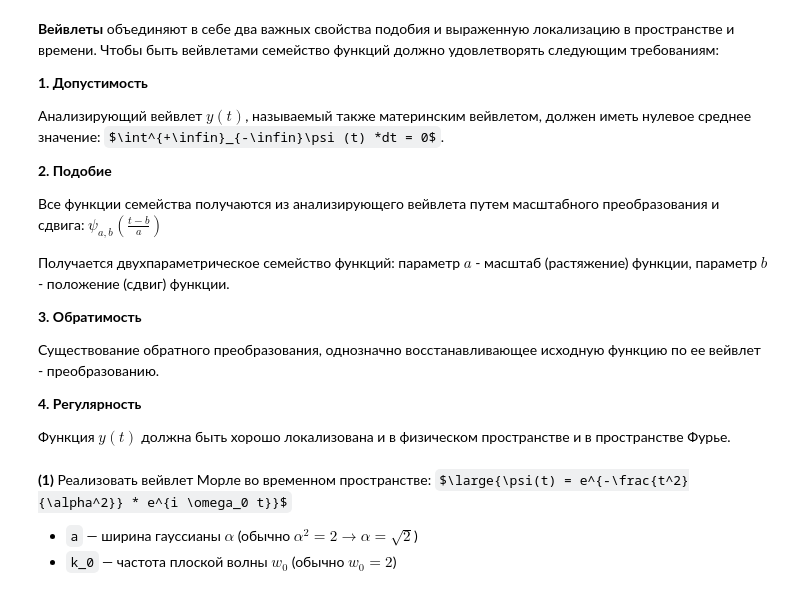
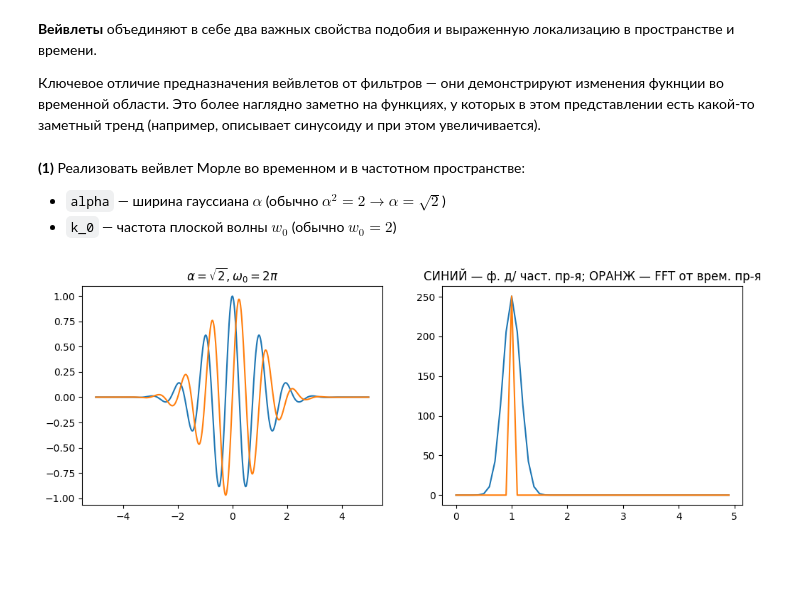
Before and after one commit to bakafox/digsigproc, a Jupyter notebook: Lab5/wavelets.ipynb, the cells around one changed output. Cells and saved outputs as stored; diff of their text form; code cells hidden in the pictures; some formulas as TeX source; blank space fills up the shorter version.

```diff
--- a/Lab5/wavelets.ipynb
+++ b/Lab5/wavelets.ipynb
@@ -1,7 +1,8 @@
 # %% [markdown]
 **Вейвлеты** объединяют в себе два важных свойства подобия и
 выраженную локализацию в пространстве и времени.
-Чтобы быть вейвлетами семейство функций должно
+
+<!-- Чтобы быть вейвлетами семейство функций должно
 удовлетворять следующим требованиям:
 
 **1. Допустимость**
@@ -29,12 +30,16 @@
 
 Функция $y(t)$ должна быть хорошо
 локализована и в физическом пространстве и в пространстве Фурье.
+
+--- -->
+
+Ключевое отличие предназначения вейвлетов от фильтров — они демонстрируют изменения фукнции во временной области. Это более наглядно заметно на функциях, у которых в этом представлении есть какой-то заметный тренд (например, описывает синусоиду и при этом увеличивается).
 # %%
 import numpy as np
 import matplotlib.pyplot as plt
 # %% [markdown]
-**(1)** Реализовать вейвлет Морле во временном пространстве: $\large{\psi(t) = e^{-\frac{t^2}{\alpha^2}} * e^{i \omega_0 t}}$
+**(1)** Реализовать вейвлет Морле во временном <!-- пространстве: $\large{\psi(t) = e^{-\frac{t^2}{\alpha^2}} * e^{i \omega_0 t}}$ И --> и в частотном пространстве: <!-- $\large{\hat{\psi}(\omega) = \alpha * \sqrt{\pi} * e^{-\alpha^2 * \frac{(\omega - \omega_0)^2}{4}}}$ -->
 
-- `a` — ширина гауссианы $\alpha$ (обычно $\alpha^2 = 2 \to \alpha = \sqrt{2}$)
+- `alpha` — ширина гауссиана $\alpha$ (обычно $\alpha^2 = 2 \to \alpha = \sqrt{2}$)
 - `k_0` — частота плоской волны $w_0$ (обычно $w_0 = 2$)
 # %%
@@ -44 +49,31 @@ def morlet4time(t, a, k_0):
+# %%
+def morlet4freq(w, alpha, k_0):
+    # return alpha * np.sqrt(np.pi) * (np.exp(-alpha**2 * (k_0 - w)**2) / 4 - np.exp(-a**2 * (k_0 + w)**2) / 4) # <-- Из лекции
+    return alpha * np.sqrt(np.pi) * np.exp(-(alpha**2 * ((k_0 - w)**2) / 4)) # <-- Из лабораторной, более частный случай
+# %%
+time = np.arange(-5, 5, 0.01)
+freq = np.fft.fftfreq(len(time), 0.01)
+
+
+plt.figure(figsize=(12, 4))
+
+plt.subplot(1, 2, 1)
+plt.title('$\\alpha = \sqrt{2}, \omega_0 = 2\pi$')
+plt.plot(time, np.real([morlet4time(t, np.sqrt(2), 2*np.pi) for t in time]))
+plt.plot(time, np.imag([morlet4time(t, np.sqrt(2), 2*np.pi) for t in time]))
+
+plt.subplot(1, 2, 2)
+plt.title('СИНИЙ — ф. д/ част. пр-я; ОРАНЖ — FFT от врем. пр-я')
+plt.plot(
+    freq[0:len(freq)//20],
+    np.abs(np.fft.fft([morlet4time(t, np.sqrt(2), 2*np.pi) for t in time]))[0:len(freq)//20]
+)
+plt.plot(
+    freq[0:len(freq)//20],
+    [morlet4freq(w, np.sqrt(2) / 0.01, 1) for w in freq][0:len(freq)//20]
+)
+
+plt.show()
+# %% [output]
+[figure, added]
 # %%
```
Also changed, not shown: parts of 27 cells of this notebook.
